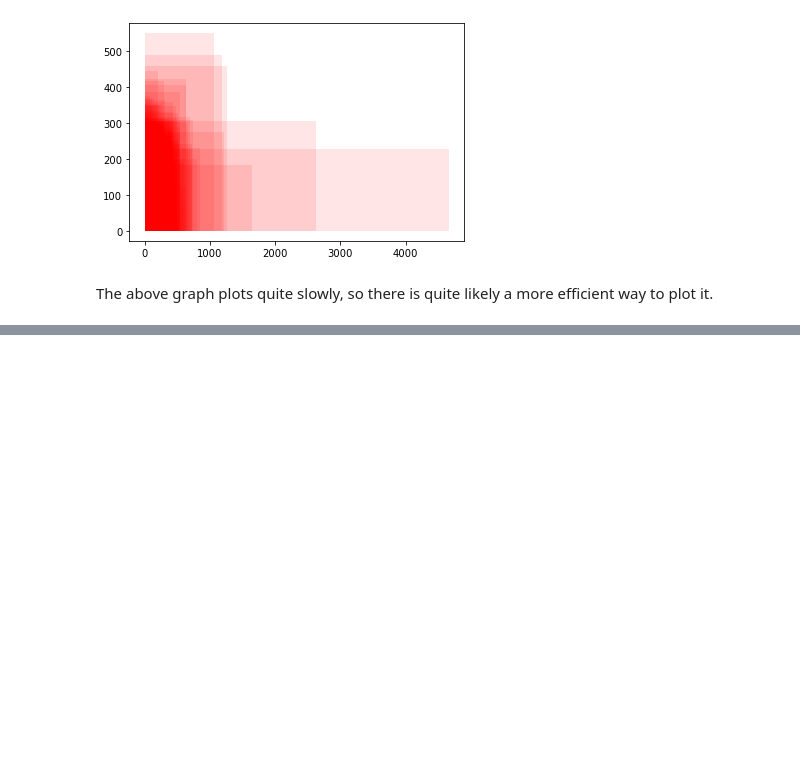
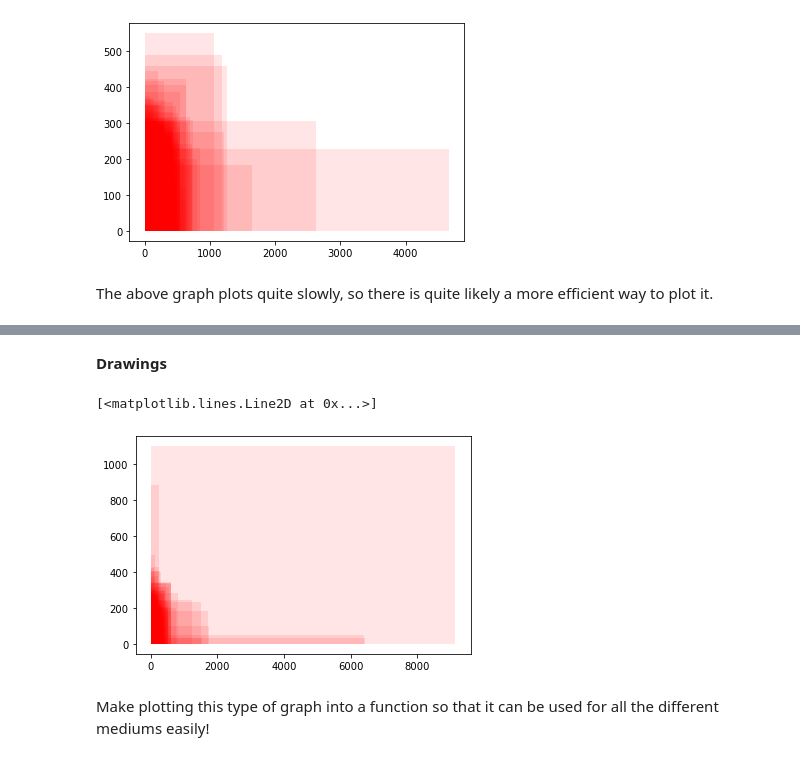
Before and after one commit to niamhbrockbank/art-related, a Jupyter notebook: early-experimentation.ipynb, the cells around one changed output, grey strips where cells are left out. Cells and saved outputs as stored; diff of their text form; code cells hidden in the pictures; blank space fills up the shorter version.

```diff
--- a/early-experimentation.ipynb
+++ b/early-experimentation.ipynb
@@ -126,0 +132,32 @@ The above graph plots quite slowly, so there is quite likely a more efficient wa
+# %% [markdown]
+**Drawings**
+# %%
+#Following the same approach as for the paintings above
+#Getting the data into lists that I know how to use and plotting simply on a scattergraph
+drawingWidth = []
+drawingHeight = []
+counter = 0
+
+#For each of the pieces of art "media" check if it is a painting then add it's dimensions to the list if it is!
+for media in artworksData['Classification']:
+    counter += 1
+    if media == 'Drawing':
+        drawingWidth.append(artworksData['Width (cm)'][counter])
+        drawingHeight.append(artworksData['Height (cm)'][counter])
+
+
+shapeCounter = 0
+#painting shape
+for widths in drawingWidth:
+    rect = mpatches.Rectangle((0,0), widths, drawingHeight[shapeCounter],
+                            alpha = 0.1,
+                            facecolor = 'red')
+    shapeCounter += 1
+    plt.gca().add_patch(rect)
+
+plt.plot(drawingWidth, drawingHeight, linestyle ='')
+# %% [output]
+[<matplotlib.lines.Line2D at 0x...>]
+[figure, added]
+# %% [markdown]
+Make plotting this type of graph into a function so that it can be used for all the different mediums easily!
```
Also changed, not shown: parts of 1 cell of this notebook.
